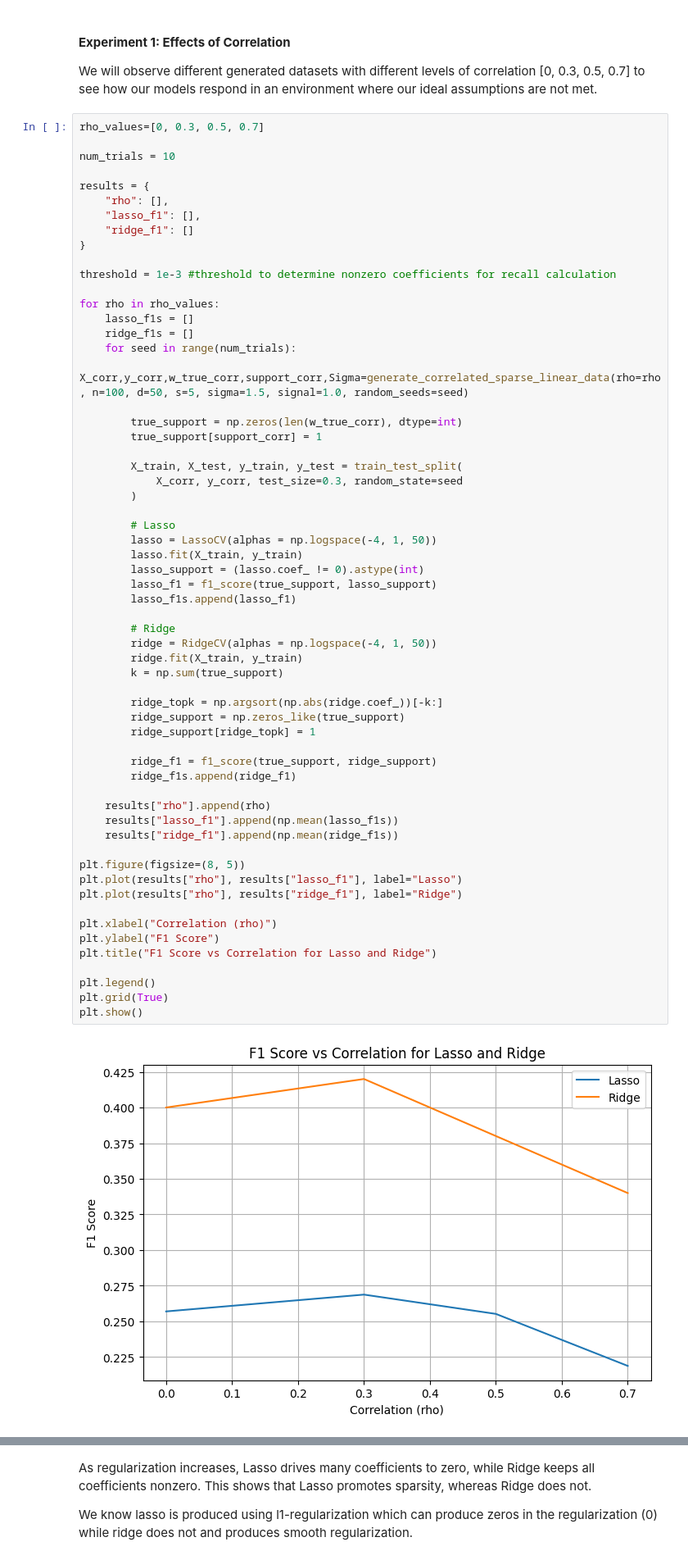
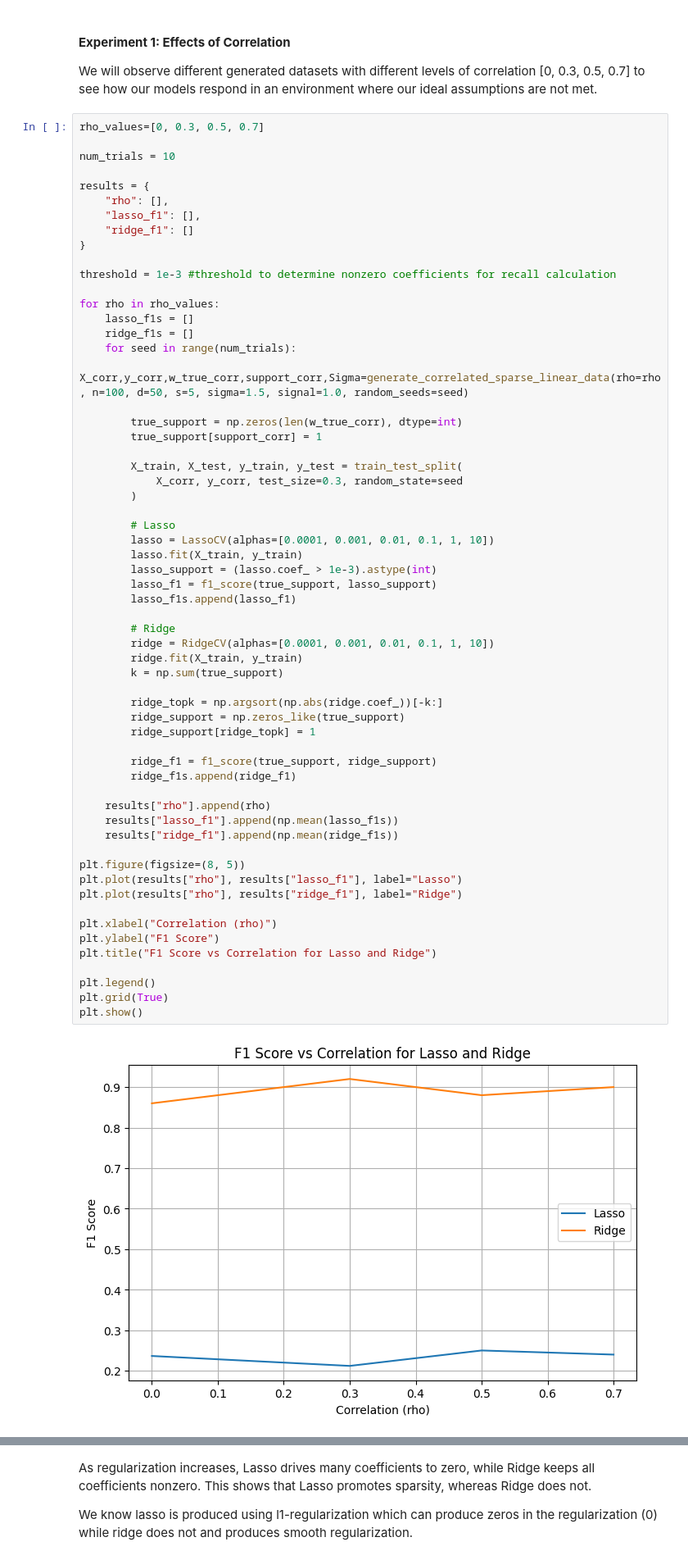
Before and after one commit to Zixin-Fan/L1_L2_project, a Jupyter notebook: 02_correlated_gaussian.ipynb, the cells around one changed output, grey strips where cells are left out. Shown at 82% size. Cells and saved outputs as stored; diff of their text form.

```diff
--- a/02_correlated_gaussian.ipynb
+++ b/02_correlated_gaussian.ipynb
@@ -64,39 +62,39 @@ for rho in rho_values:
         )
 
         # Lasso
-        lasso = LassoCV(alphas = np.logspace(-4, 1, 50))
+        lasso = LassoCV(alphas=[0.0001, 0.001, 0.01, 0.1, 1, 10])
         lasso.fit(X_train, y_train)
-        lasso_support = (lasso.coef_ != 0).astype(int)
+        lasso_support = (lasso.coef_ > 1e-3).astype(int)
         lasso_f1 = f1_score(true_support, lasso_support)
         lasso_f1s.append(lasso_f1)
 
         # Ridge
-        ridge = RidgeCV(alphas = np.logspace(-4, 1, 50))
+        ridge = RidgeCV(alphas=[0.0001, 0.001, 0.01, 0.1, 1, 10])
         ridge.fit(X_train, y_train)
         k = np.sum(true_support)
 
         ridge_topk = np.argsort(np.abs(ridge.coef_))[-k:]
         ridge_support = np.zeros_like(true_support)
         ridge_support[ridge_topk] = 1
 
         ridge_f1 = f1_score(true_support, ridge_support)
         ridge_f1s.append(ridge_f1)
 
     results["rho"].append(rho)
     results["lasso_f1"].append(np.mean(lasso_f1s))
     results["ridge_f1"].append(np.mean(ridge_f1s))
 
 plt.figure(figsize=(8, 5))
 plt.plot(results["rho"], results["lasso_f1"], label="Lasso")
 plt.plot(results["rho"], results["ridge_f1"], label="Ridge")
 
 plt.xlabel("Correlation (rho)")
 plt.ylabel("F1 Score")
 plt.title("F1 Score vs Correlation for Lasso and Ridge")
 
 plt.legend()
 plt.grid(True)
 plt.show()
 # %% [output]
-[figure, old version]
+[figure, new version]
 # %% [markdown]
```
Also changed, not shown: parts of 6 cells of this notebook, 5 other files.
